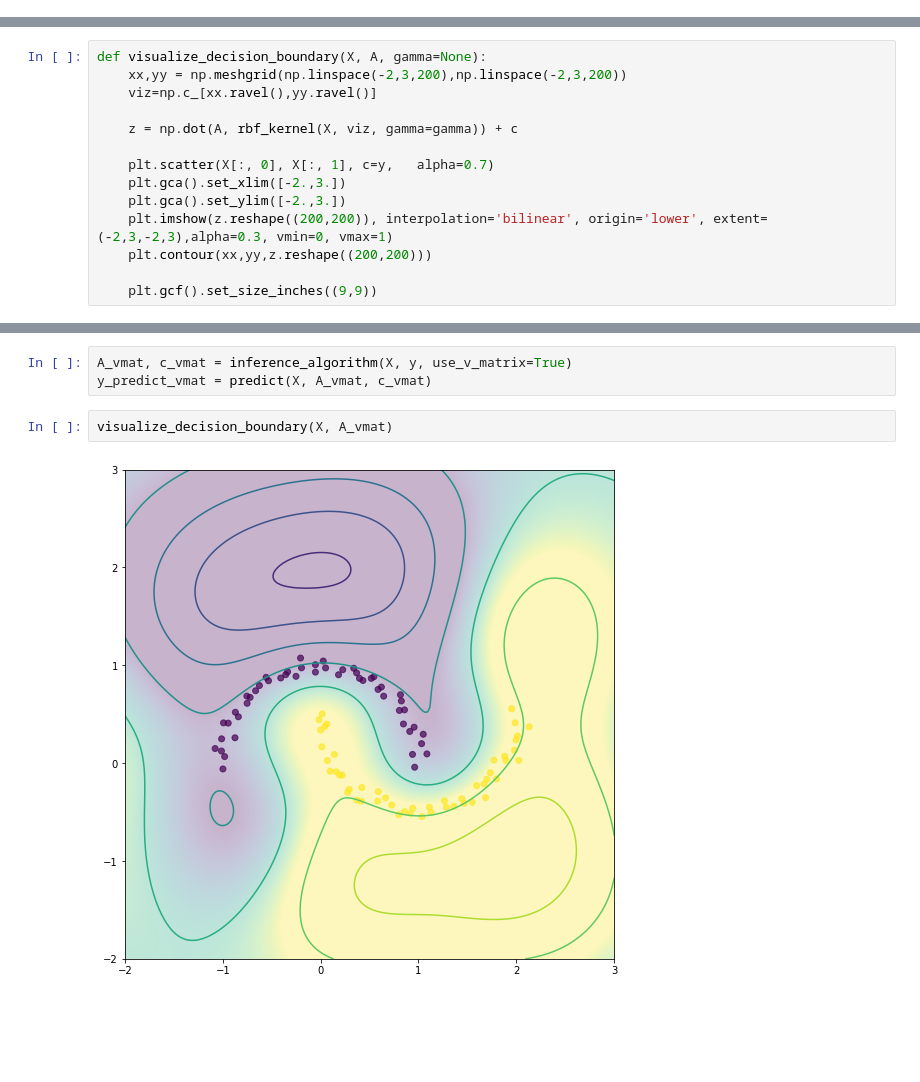
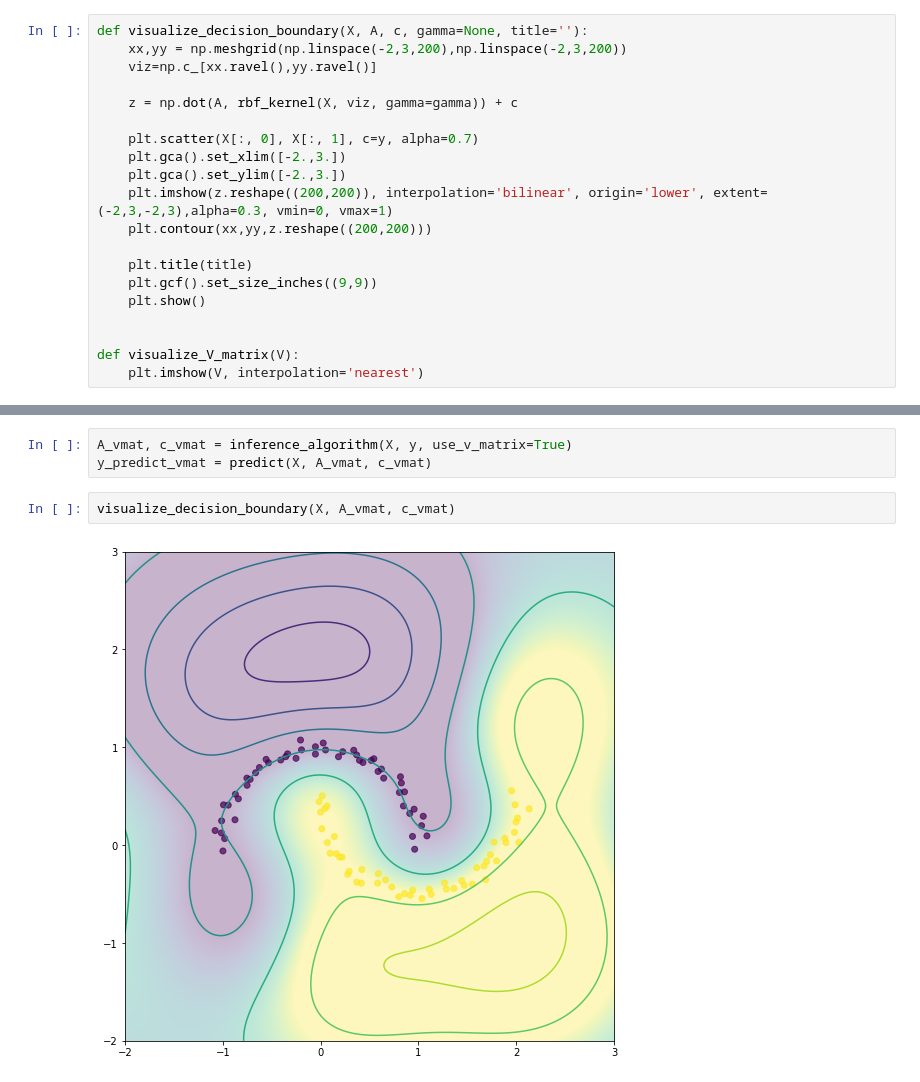
Before and after one commit to Vol0kin/LearningWithInvariants, a Jupyter notebook: examples/SVM_closed_form.ipynb, the cells around one changed output, grey strips where cells are left out. Saved outputs shown, nothing was run; the diff lists cells and outputs as text; blank space fills up the shorter version.

Commit message:
Improve data visualization plots, fix visualization of decision boundary and add some basic experimentation

```diff
--- a/examples/SVM_closed_form.ipynb
+++ b/examples/SVM_closed_form.ipynb
@@ -71,22 +71,28 @@ def predict(X, A, c, gamma=None):
     prediction = np.where(decision < 0.5, 0, 1).flatten()
 
     return prediction
+# %%
+def visualize_decision_boundary(X, A, c, gamma=None, title=''):
+    xx,yy = np.meshgrid(np.linspace(-2,3,200),np.linspace(-2,3,200))
+    viz=np.c_[xx.ravel(),yy.ravel()]
+
+    z = np.dot(A, rbf_kernel(X, viz, gamma=gamma)) + c
+
+    plt.scatter(X[:, 0], X[:, 1], c=y, alpha=0.7)
+    plt.gca().set_xlim([-2.,3.])
+    plt.gca().set_ylim([-2.,3.])
+    plt.imshow(z.reshape((200,200)), interpolation='bilinear', origin='lower', extent=(-2,3,-2,3),alpha=0.3, vmin=0, vmax=1)
+    plt.contour(xx,yy,z.reshape((200,200)))
+
+    plt.title(title)
+    plt.gcf().set_size_inches((9,9))
+    plt.show()
+
+
+def visualize_V_matrix(V):
+    plt.imshow(V, interpolation='nearest')
 # %%
 # Run normal inference
 A, c = inference_algorithm(X, y)
 y_predict = predict(X, A, c)
-# %%
-def visualize_decision_boundary(X, A, gamma=None):
-    xx,yy = np.meshgrid(np.linspace(-2,3,200),np.linspace(-2,3,200))
-    viz=np.c_[xx.ravel(),yy.ravel()]
-
-    z = np.dot(A, rbf_kernel(X, viz, gamma=gamma)) + c
-
-    plt.scatter(X[:, 0], X[:, 1], c=y,   alpha=0.7)
-    plt.gca().set_xlim([-2.,3.])
-    plt.gca().set_ylim([-2.,3.])
-    plt.imshow(z.reshape((200,200)), interpolation='bilinear', origin='lower', extent=(-2,3,-2,3),alpha=0.3, vmin=0, vmax=1)
-    plt.contour(xx,yy,z.reshape((200,200)))
-
-    plt.gcf().set_size_inches((9,9))
 # %%
@@ -97,6 +103,6 @@ visualize_decision_boundary(X, A)
 A_vmat, c_vmat = inference_algorithm(X, y, use_v_matrix=True)
 y_predict_vmat = predict(X, A_vmat, c_vmat)
 # %%
-visualize_decision_boundary(X, A_vmat)
+visualize_decision_boundary(X, A_vmat, c_vmat)
 # %% [output]
-[figure, old version]
+[figure, new version]
```
Also changed, not shown: parts of 8 cells of this notebook.
